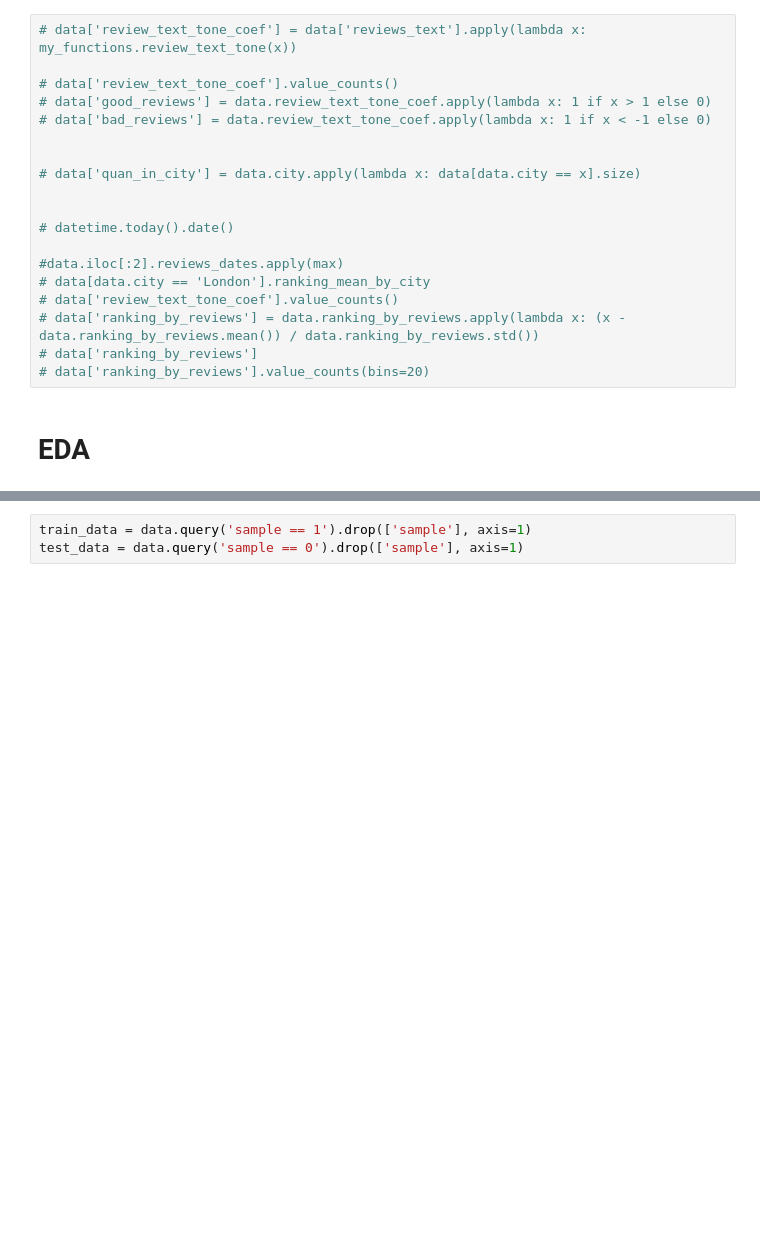
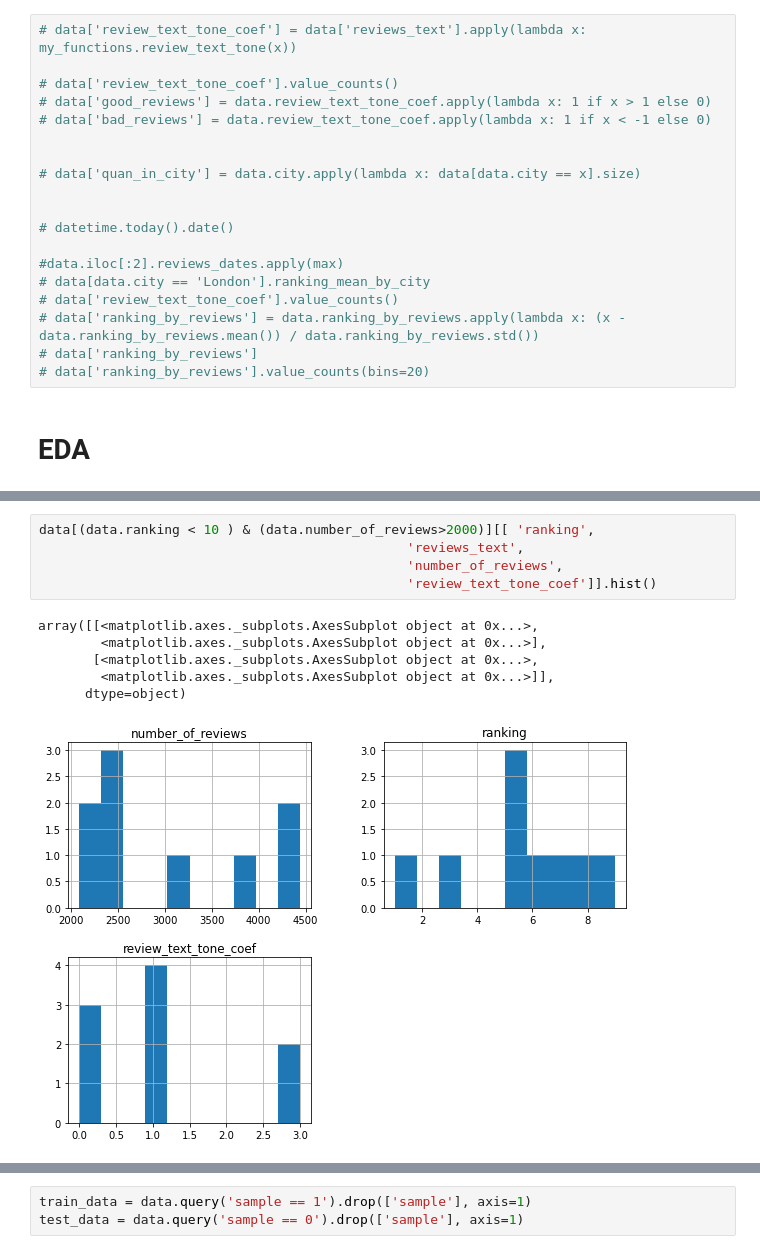
Before and after one commit to aberkoveo/skillfactory, a Jupyter notebook: Projects/Project_3/Проект_3_О_вкусной_и_здоровой_пище.ipynb, the cells around one changed output, grey strips where cells are left out. Cells and saved outputs as stored; diff of their text form; blank space fills up the shorter version.

```diff
--- a/Projects/Project_3/Проект_3_О_вкусной_и_здоровой_пище.ipynb
+++ b/Projects/Project_3/Проект_3_О_вкусной_и_здоровой_пище.ipynb
@@ -159,3 +217,15 @@ data.groupby(by='city').agg({'ranking':'mean', 'rating': 'mean', 'number_of_revi
+# %%
+data[(data.ranking < 10 ) & (data.number_of_reviews>2000)][[ 'ranking',
+                                               'reviews_text',
+                                               'number_of_reviews',
+                                               'review_text_tone_coef']].hist()
+# %% [output]
+array([[<matplotlib.axes._subplots.AxesSubplot object at 0x...>,
+        <matplotlib.axes._subplots.AxesSubplot object at 0x...>],
+       [<matplotlib.axes._subplots.AxesSubplot object at 0x...>,
+        <matplotlib.axes._subplots.AxesSubplot object at 0x...>]],
+      dtype=object)
+[figure, added]
 # %%
 
 
```
Also changed, not shown: parts of 34 cells of this notebook, 3 other files.
